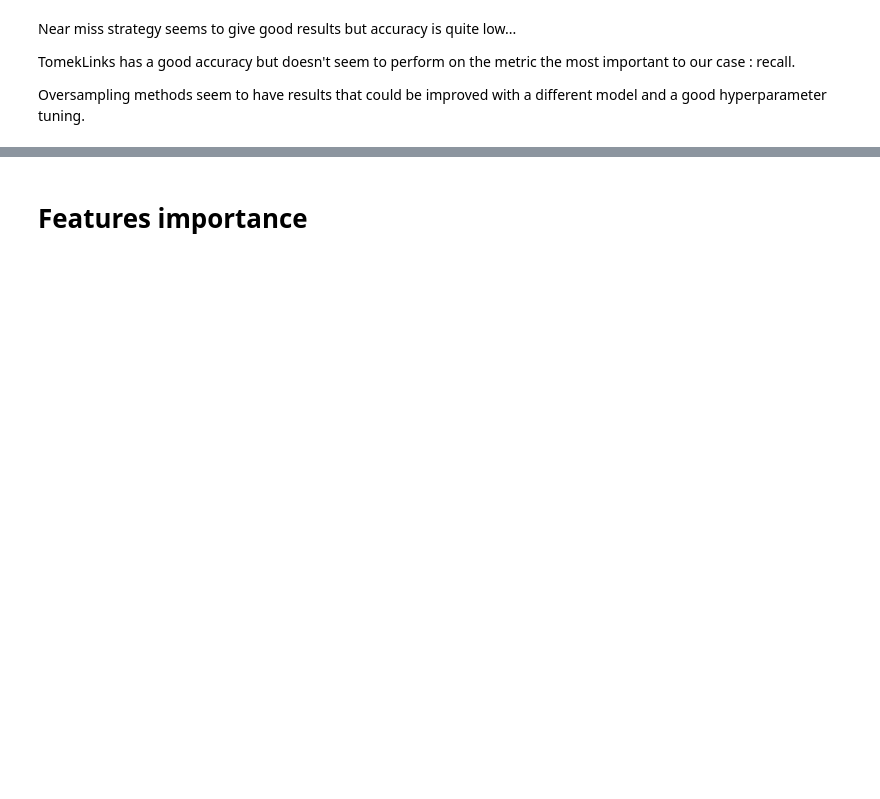
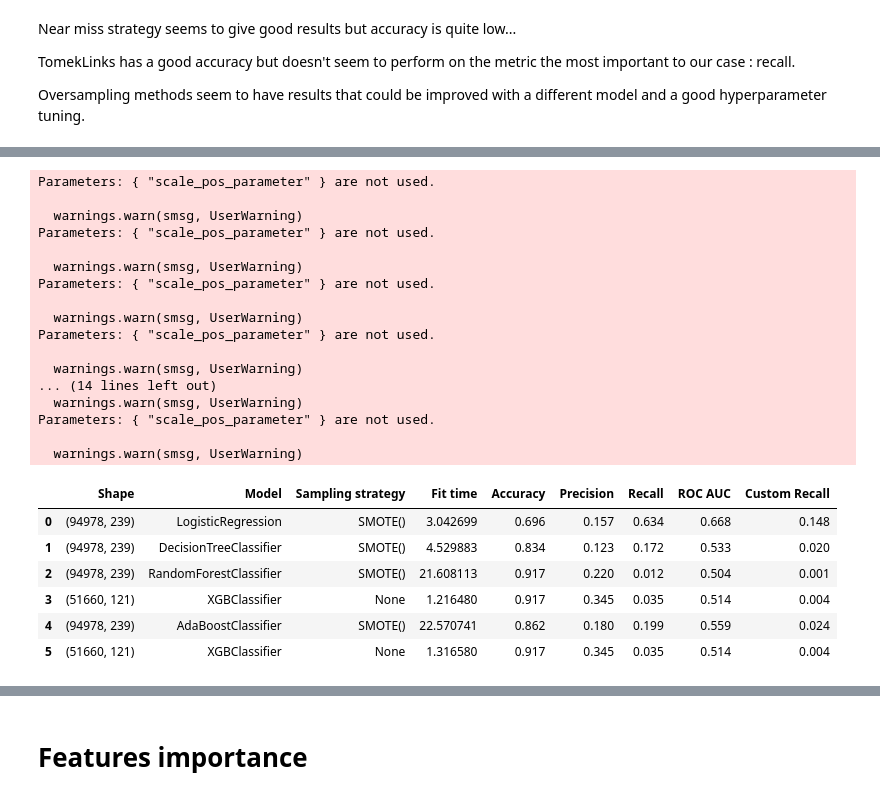
Before and after one commit to Laeti-dev/P4_Credit-Scoring-Model, a Jupyter notebook: ikusawa_laetitia_1_notebook_0824.ipynb, the cells around one changed output, grey strips where cells are left out. Drawn from its saved outputs; the diff is of its cells as text; code cells hidden in the pictures; blank space fills up the shorter version.

```diff
--- a/ikusawa_laetitia_1_notebook_0824.ipynb
+++ b/ikusawa_laetitia_1_notebook_0824.ipynb
@@ -1141,12 +1156,0 @@ Please also refer to the documentation for alternative solver options:
-# %%
-from sklearn.ensemble import RandomForestClassifier
-
-pipeline = imbPipeline(
-    steps=[
-        ("scaler", MinMaxScaler()),
-        ("NearMiss", nm),
-        ("RandomForestClassifier", RandomForestClassifier()),
-    ]
-)
-results = cv_custom_metric(X_small, y_small, pipeline, results, sampling_strategy="NearMiss")
-display(results)
@@ -1163,0 +1174,36 @@ display(results)
+# %%
+import xgboost as xgb
+from xgboost import XGBClassifier
+
+# To balance the dataset, we will use the scale_pos_weight parameter.
+# If we set it to a value greater than 1, the model will give more importance to the positive class,
+# as it will be penalized more for misclassifying this class.
+# To set its value, we'll divide the number of negative samples by the number of positive ones.
+ratio = float(y_train_small.value_counts()[0]) / y_train_small.value_counts()[1]
+results = cv_custom_metric(XGBClassifier(scale_pos_parameter=ratio), X_train_small, y_train_small, kf, df=results, sampling_strategy=None)
+display(results)
+# %% [output]
+Parameters: { "scale_pos_parameter" } are not used.
+
+  warnings.warn(smsg, UserWarning)
+Parameters: { "scale_pos_parameter" } are not used.
+
+  warnings.warn(smsg, UserWarning)
+Parameters: { "scale_pos_parameter" } are not used.
+
+  warnings.warn(smsg, UserWarning)
+Parameters: { "scale_pos_parameter" } are not used.
+
+  warnings.warn(smsg, UserWarning)
+... (14 lines left out)
+  warnings.warn(smsg, UserWarning)
+Parameters: { "scale_pos_parameter" } are not used.
+
+  warnings.warn(smsg, UserWarning)
+|  | Shape | Model | Sampling strategy | Fit time | Accuracy | Precision | Recall | ROC AUC | Custom Recall |
+| 0 | (94978, 239) | LogisticRegression | SMOTE() | 3.042699 | 0.696 | 0.157 | 0.634 | 0.668 | 0.148 |
+| 1 | (94978, 239) | DecisionTreeClassifier | SMOTE() | 4.529883 | 0.834 | 0.123 | 0.172 | 0.533 | 0.020 |
+| 2 | (94978, 239) | RandomForestClassifier | SMOTE() | 21.608113 | 0.917 | 0.220 | 0.012 | 0.504 | 0.001 |
+| 3 | (51660, 121) | XGBClassifier | None | 1.216480 | 0.917 | 0.345 | 0.035 | 0.514 | 0.004 |
+| 4 | (94978, 239) | AdaBoostClassifier | SMOTE() | 22.570741 | 0.862 | 0.180 | 0.199 | 0.559 | 0.024 |
+| 5 | (51660, 121) | XGBClassifier | None | 1.316580 | 0.917 | 0.345 | 0.035 | 0.514 | 0.004 |
```
Also changed, not shown: parts of 14 cells of this notebook, 1 other file.
